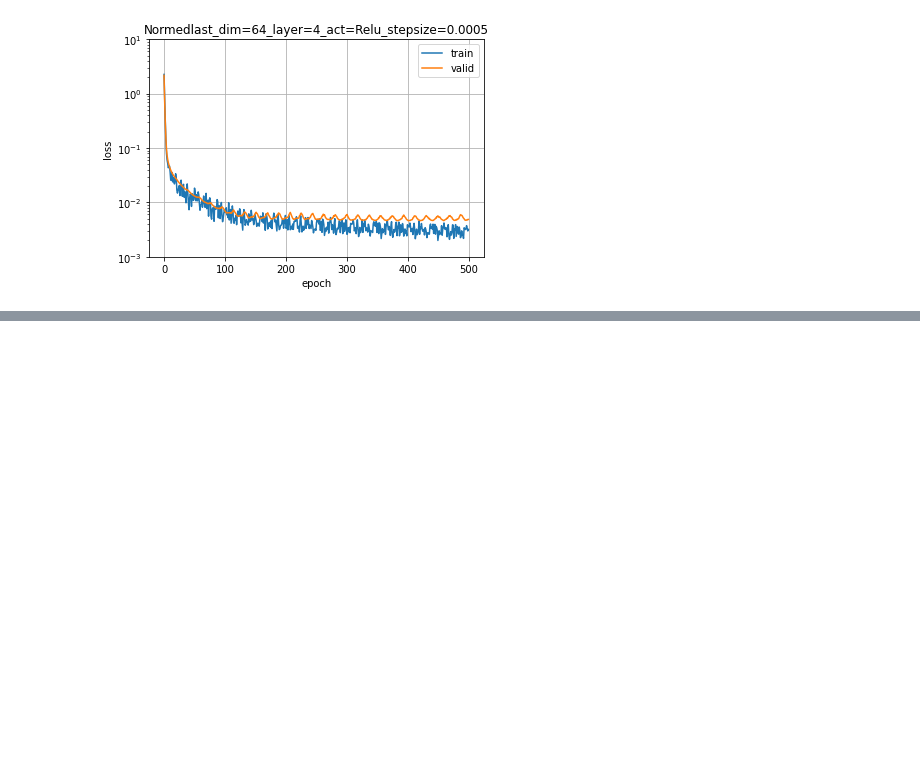
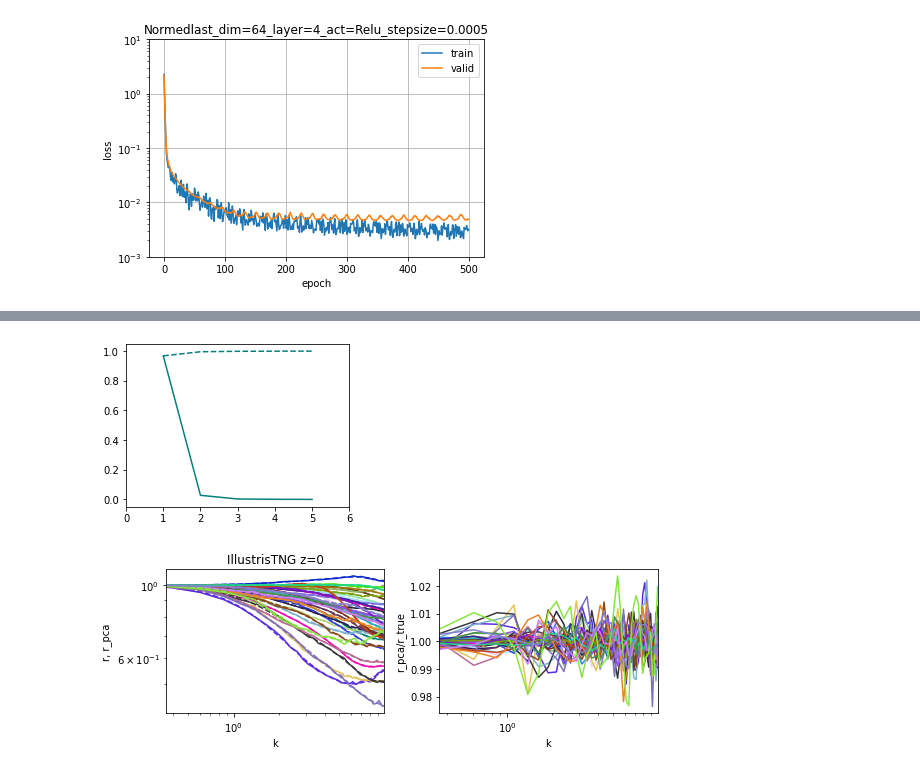
Before and after one commit to liuxx479/cosmo_dep_feedback, a Jupyter notebook: NN_jax.ipynb, the cells around one changed output, grey strips where cells are left out. Drawn from its saved outputs; the diff is of its cells as text; code cells hidden in the pictures; blank space fills up the shorter version.

```diff
--- a/NN_jax.ipynb
+++ b/NN_jax.ipynb
@@ -407,0 +408,47 @@ for ibatch in (next(batches), batch_valid):
+# %%
+### try a few things (1) PCA; (2) weight decay; (3) dropouts
+from sklearn.decomposition import PCA
+
+seed(9)
+icolor=rand(3)
+
+ncomp=5
+f, ax=subplots(1,1, figsize=(4,3))
+pca = PCA(n_components=ncomp)
+pca.fit(r_arr[:train_size])
+x=arange(1,ncomp+1)
+evr=pca.explained_variance_ratio_
+ax.plot(x, evr, '-', color=icolor,label='%i components'%(ncomp))
+ax.plot(x, np.cumsum(evr), '--', color=icolor)
+ax.set_xlim(0,6)
+# ax.legend()
+show()
+
+r_pca=pca.transform(r_arr)
+r_inverse = pca.inverse_transform(r_pca)
+
+f, ax=subplots(1,2, figsize=(8,3))
+seed(9)
+for i in arange(train_size, train_size+40):
+  icolor=rand(3)
+  # print (i)
+  ax[0].plot(k, r_arr[i], color=icolor)
+  ax[0].plot(k, r_inverse[i], '--', color=icolor)
+  ax[1].plot(k, r_inverse[i]/r_arr[i], color=icolor)
+ax[0].set_xlim(k[0], k[-1])
+ax[0].set_xscale('log')
+ax[0].set_yscale('log')
+ax[0].set_xlabel('k')
+ax[0].set_ylabel('r, r_pca')
+ax[0].set_title('%s z=%i'%(isim,z))
+
+# ax[1].set_ylim(0, 2)
+ax[1].set_xlim(k[0], k[-1])
+ax[1].set_xscale('log')
+ax[1].set_xlabel('k')
+ax[1].set_ylabel('r_pca/r_true')
+plt.tight_layout()
+show()
+# %% [output]
+[figure, added]
+[figure, added]
```
Also changed, not shown: parts of 3 cells of this notebook.
